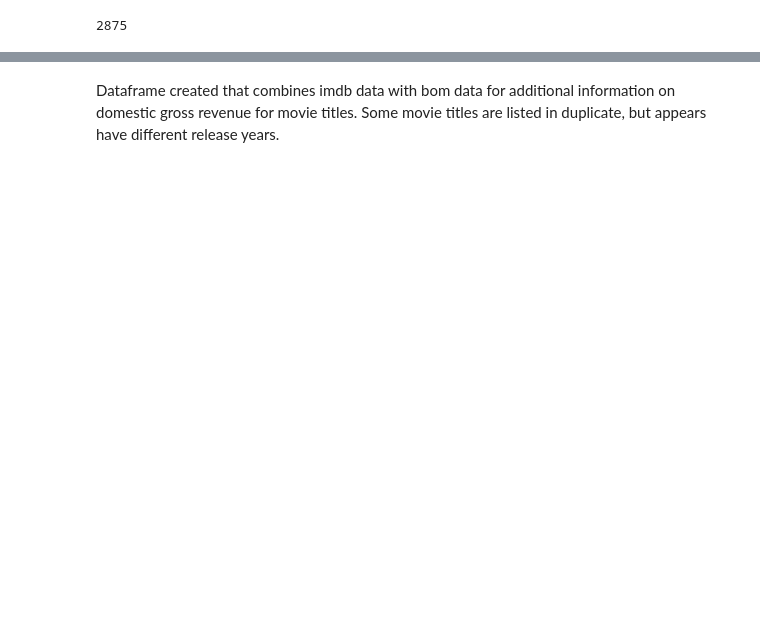
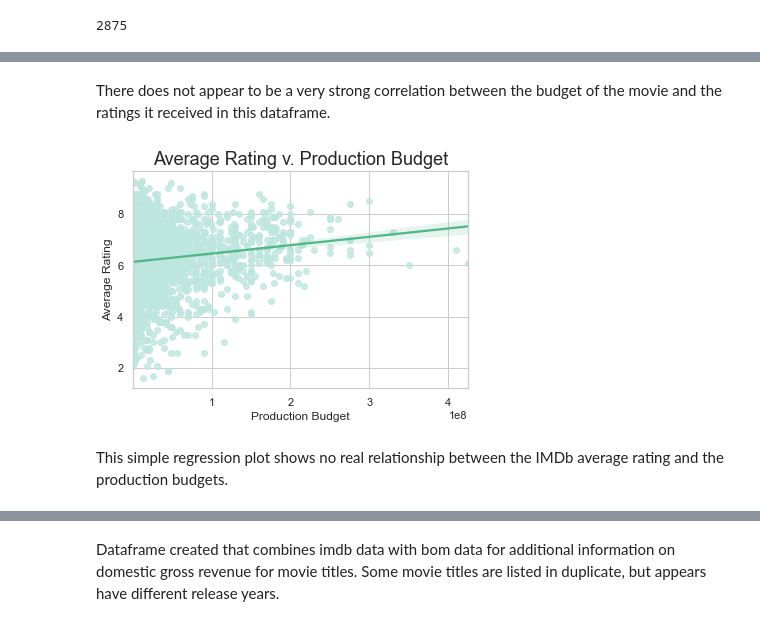
Before and after one commit to JenniferLavoie/DSFirstProject, a Jupyter notebook: student.ipynb, the cells around one changed output, grey strips where cells are left out. Saved outputs shown, nothing was run; the diff lists cells and outputs as text; code cells hidden in the pictures; blank space fills up the shorter version.

```diff
--- a/student.ipynb
+++ b/student.ipynb
@@ -499,0 +622,16 @@ Information concerning budget is available for 2875 of the imdb movies (note: th
+# %% [markdown]
+There does not appear to be a very strong correlation between the budget of the movie and the ratings it received in this dataframe.
+# %%
+sns.regplot(x='production_budget', y='averagerating', scatter_kws={'color':'#bde6de'},
+            line_kws={'color':'#51b689'}, data=imdb_tn_merge, fit_reg=True)
+sns.set_context('talk')
+
+plt.title('Average Rating v. Production Budget')
+plt.ylabel('Average Rating')
+plt.xlabel('Production Budget')
+
+plt.show()
+# %% [output]
+[figure, added]
+# %% [markdown]
+This simple regression plot shows no real relationship between the IMDb average rating and the production budgets.
```
Also changed, not shown: parts of 51 cells of this notebook.
